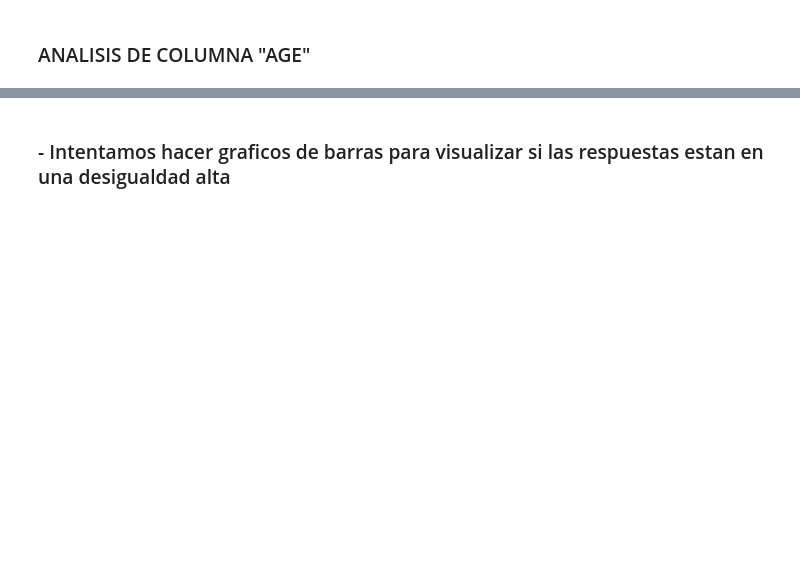
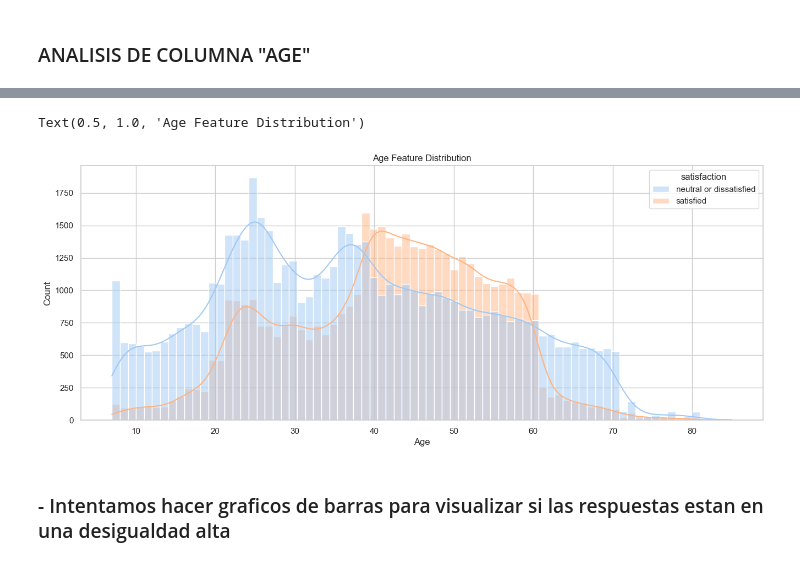
Before and after one commit to AI-School-F5-P2/F5_airlines, a Jupyter notebook: airline_main/main.ipynb, the cells around one changed output, grey strips where cells are left out. Drawn from its saved outputs; the diff is of its cells as text; code cells hidden in the pictures; blank space fills up the shorter version.

Commit message:
Fix: Se une con Main_simple y refactoriza. Visualización de métricas ok

```diff
--- a/airline_main/main.ipynb
+++ b/airline_main/main.ipynb
@@ -199,7 +333,10 @@ df['Age'].describe()
 # %%
 plt.figure(figsize=(16,6))
-sns.histplot(data=df, x="Age",  hue='satisfaction')
+sns.histplot(data=df, x="Age",  hue='satisfaction', kde= True)
 plt.title('Age Feature Distribution')
+# %% [output]
+Text(0.5, 1.0, 'Age Feature Distribution')
+[figure, added]
 # %% [markdown]
 ### - Intentamos hacer graficos de barras para visualizar si las respuestas estan en una desigualdad alta
 # %%
```
Also changed, not shown: parts of 57 cells of this notebook.
